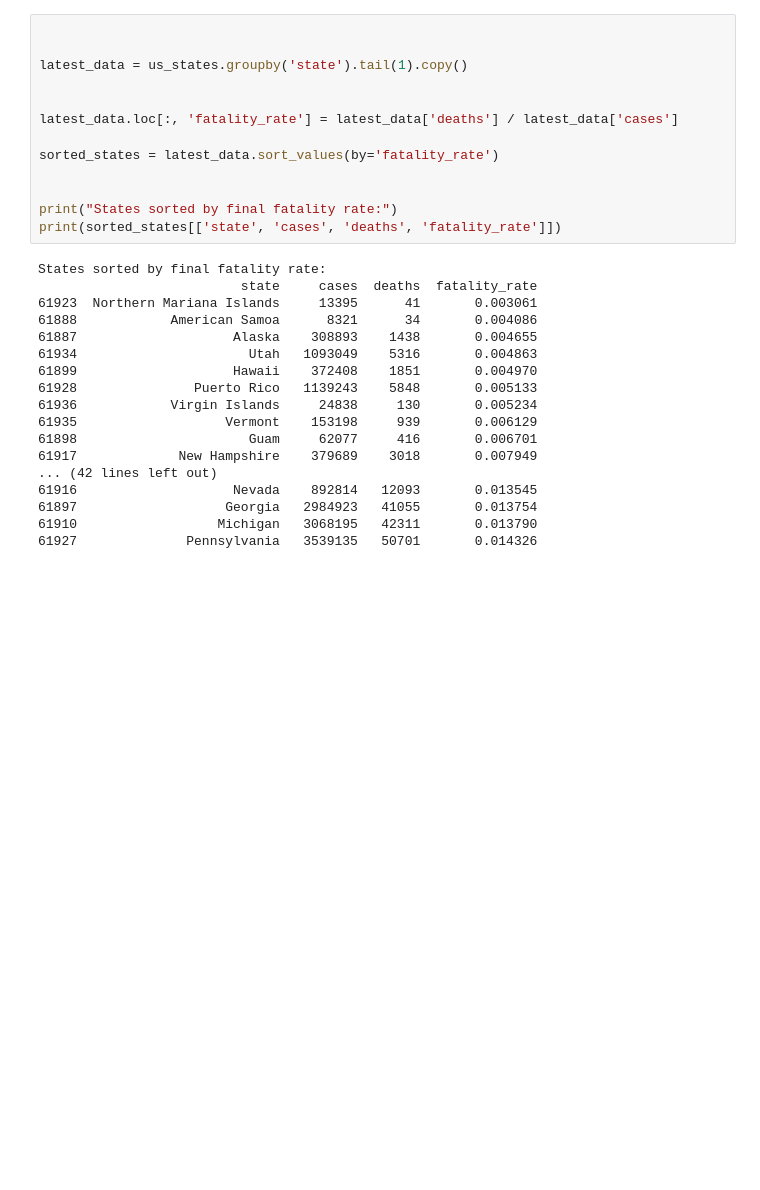
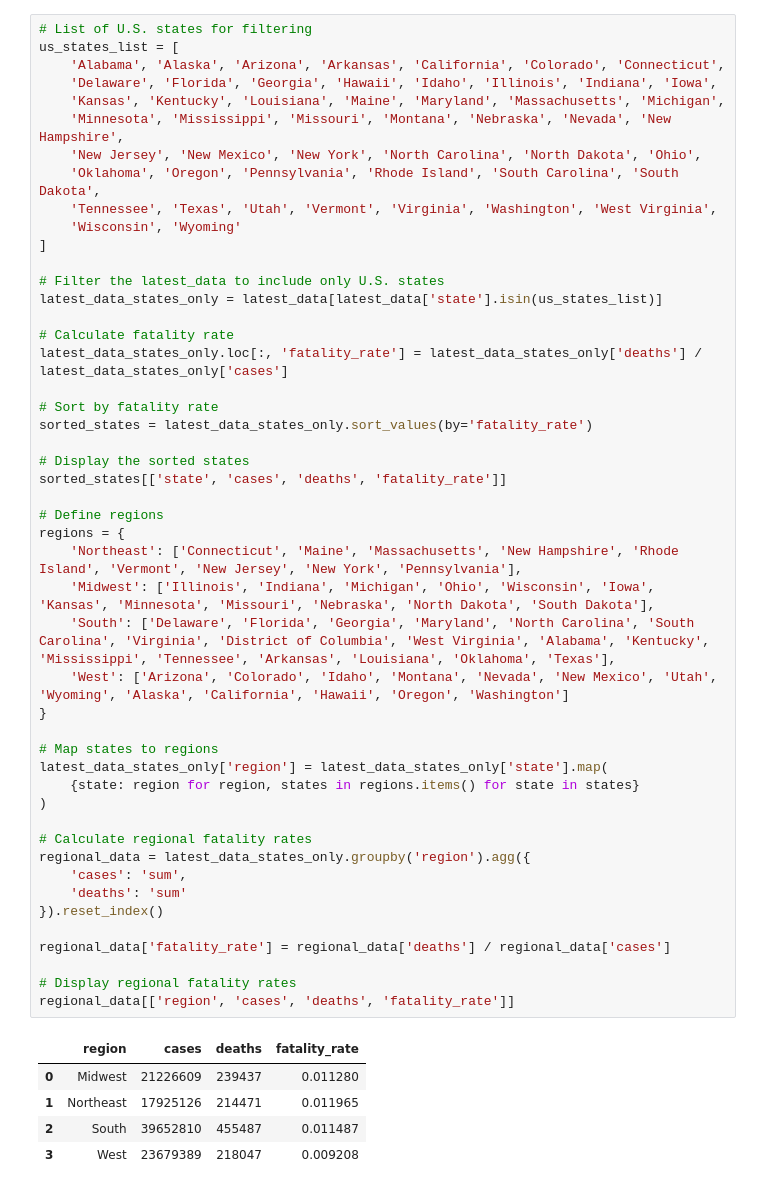
Before and after one commit to kyoichiq/covid_data_project, a Jupyter notebook: covid_data.ipynb, the cells around one changed output. Drawn from its saved outputs; the diff is of its cells as text; blank space fills up the shorter version.

```diff
--- a/covid_data.ipynb
+++ b/covid_data.ipynb
@@ -48,31 +62,54 @@ print(peak_date_states)
 # %%
+# List of U.S. states for filtering
+us_states_list = [
+    'Alabama', 'Alaska', 'Arizona', 'Arkansas', 'California', 'Colorado', 'Connecticut',
+    'Delaware', 'Florida', 'Georgia', 'Hawaii', 'Idaho', 'Illinois', 'Indiana', 'Iowa',
+    'Kansas', 'Kentucky', 'Louisiana', 'Maine', 'Maryland', 'Massachusetts', 'Michigan',
+    'Minnesota', 'Mississippi', 'Missouri', 'Montana', 'Nebraska', 'Nevada', 'New Hampshire',
+    'New Jersey', 'New Mexico', 'New York', 'North Carolina', 'North Dakota', 'Ohio',
+    'Oklahoma', 'Oregon', 'Pennsylvania', 'Rhode Island', 'South Carolina', 'South Dakota',
+    'Tennessee', 'Texas', 'Utah', 'Vermont', 'Virginia', 'Washington', 'West Virginia',
+    'Wisconsin', 'Wyoming'
+]
 
+# Filter the latest_data to include only U.S. states
+latest_data_states_only = latest_data[latest_data['state'].isin(us_states_list)]
 
-latest_data = us_states.groupby('state').tail(1).copy()
+# Calculate fatality rate
+latest_data_states_only.loc[:, 'fatality_rate'] = latest_data_states_only['deaths'] / latest_data_states_only['cases']
 
+# Sort by fatality rate
+sorted_states = latest_data_states_only.sort_values(by='fatality_rate')
 
-latest_data.loc[:, 'fatality_rate'] = latest_data['deaths'] / latest_data['cases']
+# Display the sorted states
+sorted_states[['state', 'cases', 'deaths', 'fatality_rate']]
 
-sorted_states = latest_data.sort_values(by='fatality_rate')
+# Define regions
+regions = {
+    'Northeast': ['Connecticut', 'Maine', 'Massachusetts', 'New Hampshire', 'Rhode Island', 'Vermont', 'New Jersey', 'New York', 'Pennsylvania'],
+    'Midwest': ['Illinois', 'Indiana', 'Michigan', 'Ohio', 'Wisconsin', 'Iowa', 'Kansas', 'Minnesota', 'Missouri', 'Nebraska', 'North Dakota', 'South Dakota'],
+    'South': ['Delaware', 'Florida', 'Georgia', 'Maryland', 'North Carolina', 'South Carolina', 'Virginia', 'District of Columbia', 'West Virginia', 'Alabama', 'Kentucky', 'Mississippi', 'Tennessee', 'Arkansas', 'Louisiana', 'Oklahoma', 'Texas'],
+    'West': ['Arizona', 'Colorado', 'Idaho', 'Montana', 'Nevada', 'New Mexico', 'Utah', 'Wyoming', 'Alaska', 'California', 'Hawaii', 'Oregon', 'Washington']
+}
 
+# Map states to regions
+latest_data_states_only['region'] = latest_data_states_only['state'].map(
+    {state: region for region, states in regions.items() for state in states}
+)
 
-print("States sorted by final fatality rate:")
-print(sorted_states[['state', 'cases', 'deaths', 'fatality_rate']])
+# Calculate regional fatality rates
+regional_data = latest_data_states_only.groupby('region').agg({
+    'cases': 'sum',
+    'deaths': 'sum'
+}).reset_index()
+
+regional_data['fatality_rate'] = regional_data['deaths'] / regional_data['cases']
+
+# Display regional fatality rates
+regional_data[['region', 'cases', 'deaths', 'fatality_rate']]
 # %% [output]
-States sorted by final fatality rate:
-                          state     cases  deaths  fatality_rate
-61923  Northern Mariana Islands     13395      41       0.003061
-61888            American Samoa      8321      34       0.004086
-61887                    Alaska    308893    1438       0.004655
-61934                      Utah   1093049    5316       0.004863
-61899                    Hawaii    372408    1851       0.004970
-61928               Puerto Rico   1139243    5848       0.005133
-61936            Virgin Islands     24838     130       0.005234
-61935                   Vermont    153198     939       0.006129
-61898                      Guam     62077     416       0.006701
-61917             New Hampshire    379689    3018       0.007949
-... (42 lines left out)
-61916                    Nevada    892814   12093       0.013545
-61897                   Georgia   2984923   41055       0.013754
-61910                  Michigan   3068195   42311       0.013790
-61927              Pennsylvania   3539135   50701       0.014326
+|  | region | cases | deaths | fatality_rate |
+| 0 | Midwest | 21226609 | 239437 | 0.011280 |
+| 1 | Northeast | 17925126 | 214471 | 0.011965 |
+| 2 | South | 39652810 | 455487 | 0.011487 |
+| 3 | West | 23679389 | 218047 | 0.009208 |
```
Also changed, not shown: parts of 6 cells of this notebook, 2 other files.
